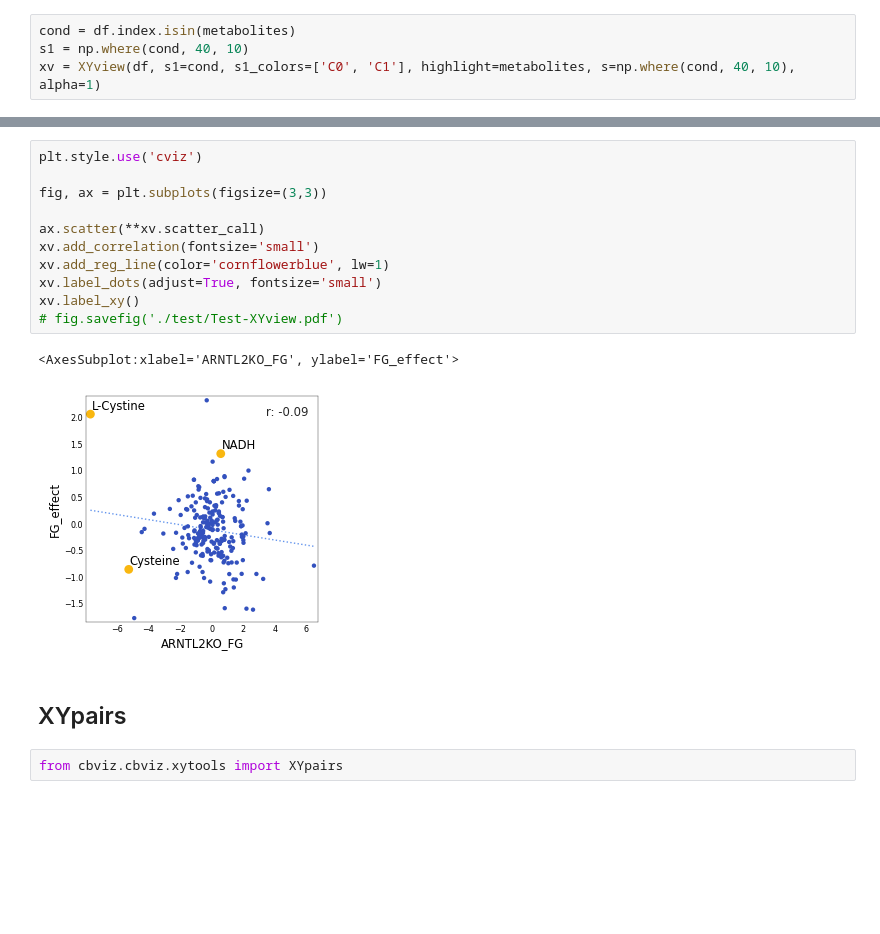
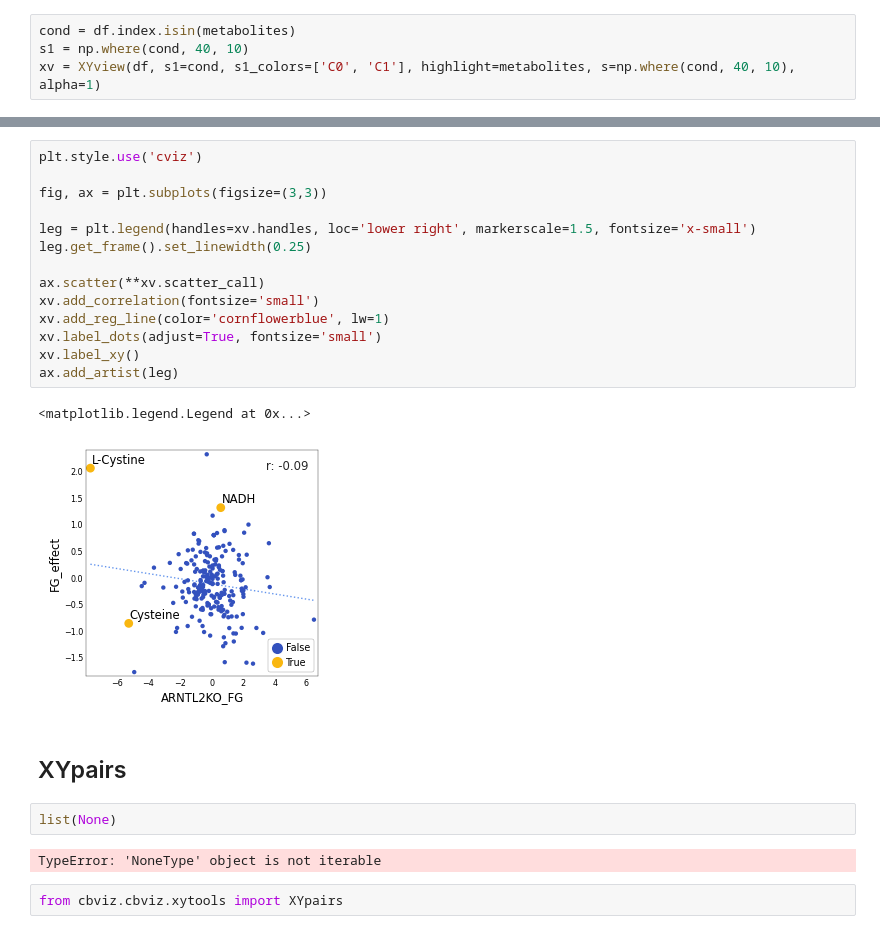
Before and after one commit to fossbert/Python_Packages, a Jupyter notebook: Dev_cbviz.ipynb, the cells around one changed output, grey strips where cells are left out. Cells and saved outputs as stored; diff of their text form; blank space fills up the shorter version.

```diff
--- a/Dev_cbviz.ipynb
+++ b/Dev_cbviz.ipynb
@@ -171,19 +170,26 @@ dict(zip(xv.s1_categories, xv.s1_colors))
 # %%
 plt.style.use('cviz')
 
 fig, ax = plt.subplots(figsize=(3,3))
+
+leg = plt.legend(handles=xv.handles, loc='lower right', markerscale=1.5, fontsize='x-small')
+leg.get_frame().set_linewidth(0.25)
 
 ax.scatter(**xv.scatter_call)
 xv.add_correlation(fontsize='small')
 xv.add_reg_line(color='cornflowerblue', lw=1)
 xv.label_dots(adjust=True, fontsize='small')
 xv.label_xy()
-# fig.savefig('./test/Test-XYview.pdf')
+ax.add_artist(leg)
 # %% [output]
-<AxesSubplot:xlabel='ARNTL2KO_FG', ylabel='FG_effect'>
+<matplotlib.legend.Legend at 0x...>
-[figure, old version]
+[figure, new version]
 # %% [markdown]
 ## XYpairs
+# %%
+list(None)
+# %% [output]
+TypeError: 'NoneType' object is not iterable
 # %%
 from cbviz.cbviz.xytools import XYpairs
 # %%
```
Also changed, not shown: parts of 2 cells of this notebook, 2 other files.
